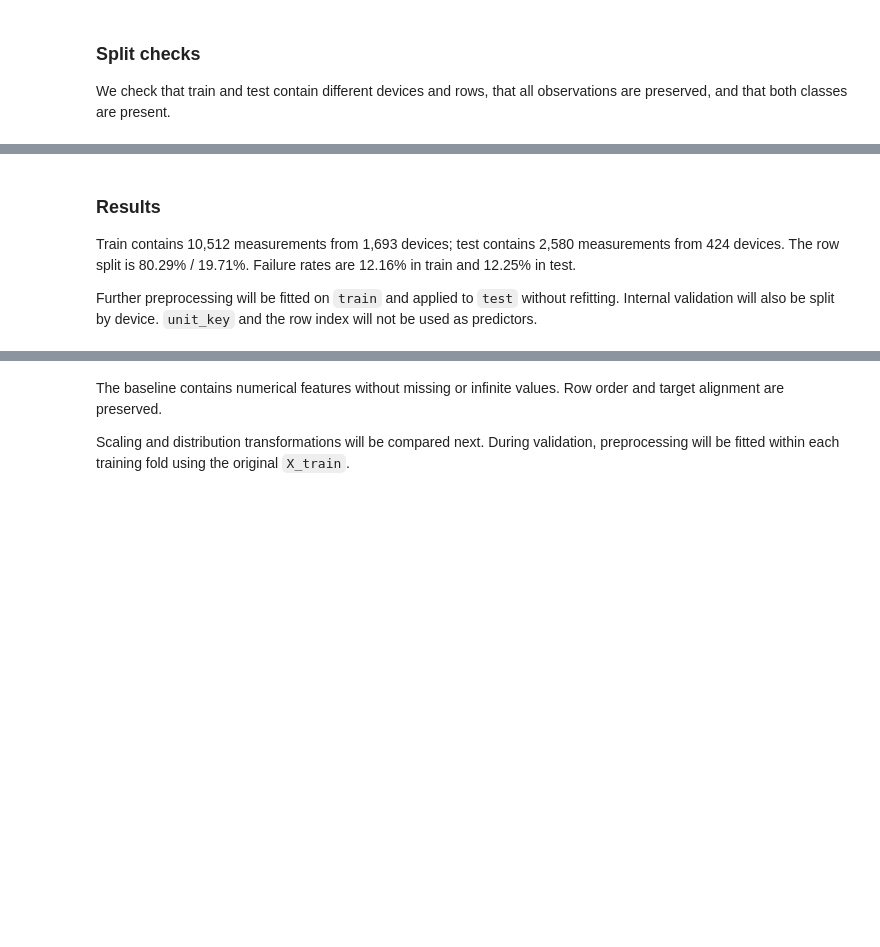
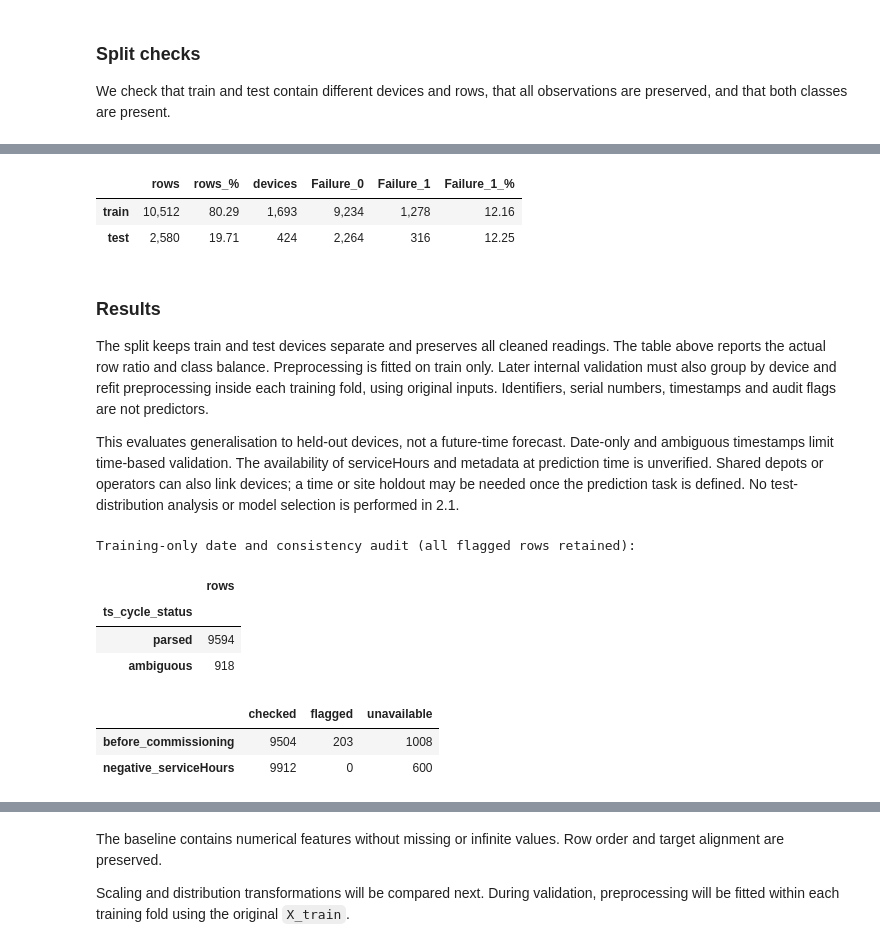
Before and after one commit to DmytroPetrenko76/IAU-proj-133, a Jupyter notebook: notebooks/phase2.ipynb, the cells around one changed output, grey strips where cells are left out. Drawn from its saved outputs; the diff is of its cells as text; code cells hidden in the pictures; blank space fills up the shorter version.

Commit message:
Improve Phase 2.1 preprocessing and validation

```diff
--- a/notebooks/phase2.ipynb
+++ b/notebooks/phase2.ipynb
@@ -40,5 +49,6 @@ SEED = 42
 # %%
-readings = pd.read_csv(DATA / "readings.csv", sep="\t").drop_duplicates()
+readings_raw = pd.read_csv(DATA / "readings.csv", sep="\t")
+readings = readings_raw.drop_duplicates().copy()
 units = pd.read_csv(DATA / "units.csv")
 
 readings.index.name = "reading_row_id"
@@ -50,7 +60,7 @@ readings["unit_key"] = pd.to_numeric(ids.str[1:]).astype("int64")
 units["unit_key"] = pd.to_numeric(units["unitId"]).astype("int64")
 
 assert readings[["unitId", "unit_key"]].drop_duplicates()["unit_key"].is_unique
-assert units["unit_key"].is_unique
+assert units["unit_key"].notna().all() and units["unit_key"].is_unique
 assert readings["Failure"].isin([0, 1]).all()
 
 data = (
@@ -69,6 +79,8 @@ data = (
 data["unit_metadata_missing"] = data["device_match"].eq("left_only")
 
 assert data.index.is_unique
+assert len(data) == len(readings)
+assert set(data.index) == set(readings.index)
 
 pd.testing.assert_frame_equal(
     data[readings.columns].sort_index(),
@@ -76,6 +88,10 @@ pd.testing.assert_frame_equal(
 )
 print(f"Rows after joining: {len(data):,}")
 print("Join checks passed: readings and labels preserved.")
+expected_hours = data["unit_key"].map(units.set_index("unit_key")["serviceHours"])
+pd.testing.assert_series_equal(data["serviceHours"], expected_hours, check_names=False)
+print(f"Exact duplicate rows removed: {len(readings_raw) - len(readings):,}")
+print(f"Unmatched readings retained: {data['unit_metadata_missing'].sum():,}")
 # %% [output]
 Rows after joining: 13,092
 Join checks passed: readings and labels preserved.
@@ -143,13 +190,60 @@ display(summary.style.format({
+# %%
+summary = pd.DataFrame({
+    name: {
+        "rows": len(part),
+        "rows_%": 100 * len(part) / len(data),
+        "devices": part["unit_key"].nunique(),
+        "Failure_0": part["Failure"].eq(0).sum(),
+        "Failure_1": part["Failure"].eq(1).sum(),
+        "Failure_1_%": 100 * part["Failure"].eq(1).mean(),
+    }
+    for name, part in {"train": train, "test": test}.items()
+}).T
+
+display(summary.style.format({
+    "rows": "{:,.0f}",
+    "rows_%": "{:.2f}",
+    "devices": "{:,.0f}",
+    "Failure_0": "{:,.0f}",
+    "Failure_1": "{:,.0f}",
+    "Failure_1_%": "{:.2f}",
+}))
+# %% [output]
+|  | rows | rows_% | devices | Failure_0 | Failure_1 | Failure_1_% |
+| train | 10,512 | 80.29 | 1,693 | 9,234 | 1,278 | 12.16 |
+| test | 2,580 | 19.71 | 424 | 2,264 | 316 | 12.25 |
 # %% [markdown]
 ### Results
 
-Train contains 10,512 measurements from 1,693 devices; test contains
-2,580 measurements from 424 devices. The row split is 80.29% / 19.71%.
-Failure rates are 12.16% in train and 12.25% in test.
+The split keeps train and test devices separate and preserves all cleaned
+readings. The table above reports the actual row ratio and class balance.
+Preprocessing is fitted on train only. Later internal validation must also group
+by device and refit preprocessing inside each training fold, using original inputs.
+Identifiers, serial numbers, timestamps and audit flags are not predictors.
 
-Further preprocessing will be fitted on `train` and applied to `test`
-without refitting. Internal validation will also be split by device.
-`unit_key` and the row index will not be used as predictors.
+This evaluates generalisation to held-out devices, not a future-time forecast.
+Date-only and ambiguous timestamps limit time-based validation. The availability
+of serviceHours and metadata at prediction time is unverified. Shared depots or
+operators can also link devices; a time or site holdout may be needed once the
+prediction task is defined. No test-distribution analysis or model selection is
+performed in 2.1.
+# %%
+print("Training-only date and consistency audit (all flagged rows retained):")
+display(train["ts_cycle_status"].value_counts(dropna=False).to_frame("rows"))
+display(pd.DataFrame({
+    "checked": train[["before_commissioning", "negative_serviceHours"]].notna().sum(),
+    "flagged": train[["before_commissioning", "negative_serviceHours"]].sum(),
+    "unavailable": train[["before_commissioning", "negative_serviceHours"]].isna().sum(),
+}))
+# %% [output]
+Training-only date and consistency audit (all flagged rows retained):
+|  | rows |
+| ts_cycle_status |  |
+| parsed | 9594 |
+| ambiguous | 918 |
+|  | checked | flagged | unavailable |
+| before_commissioning | 9504 | 203 | 1008 |
+| negative_serviceHours | 9912 | 0 | 600 |
 # %% [markdown]
 ## 2.1(B) Numerical representation
 
```
Also changed, not shown: parts of 18 cells of this notebook.
